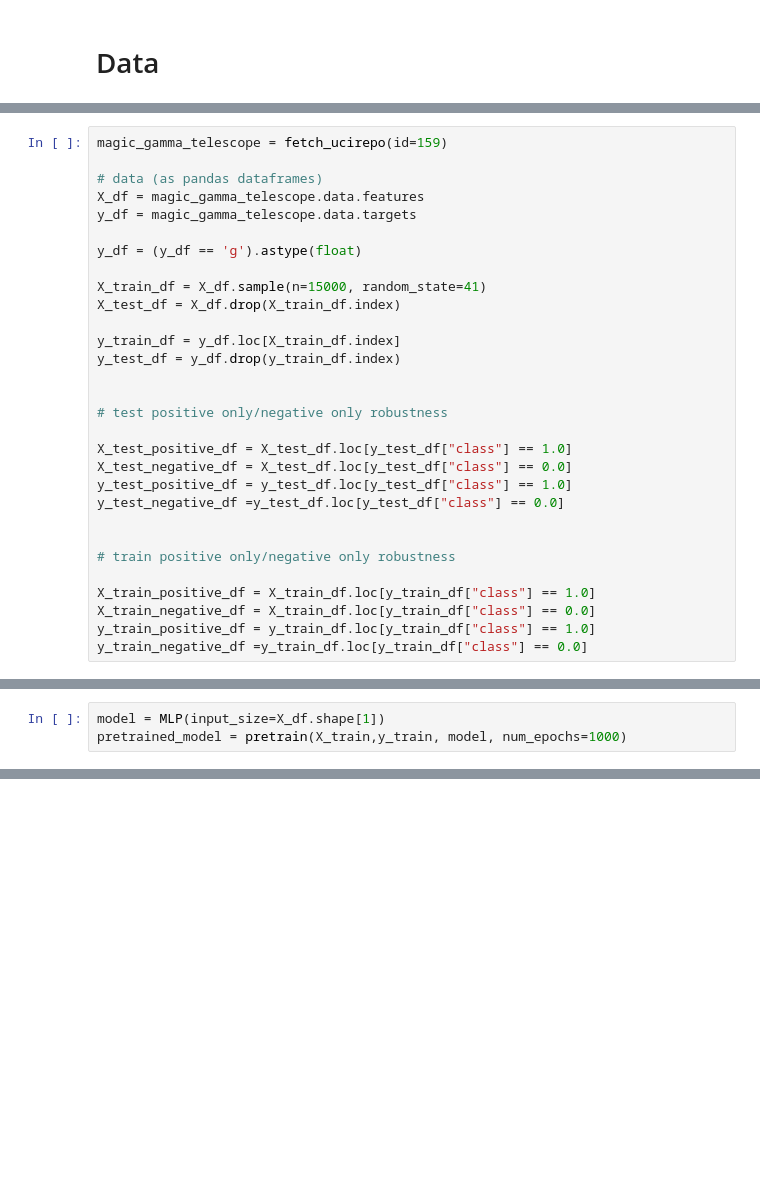
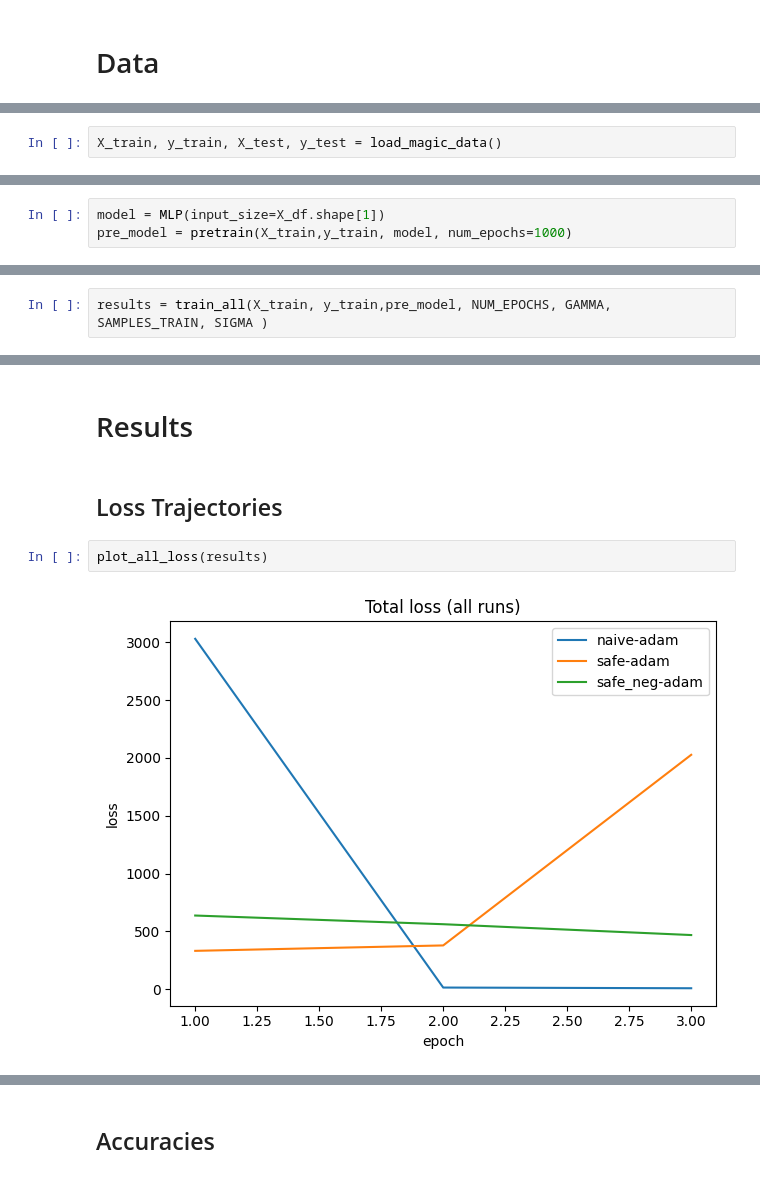
Before and after one commit to Wmeesena/Safe_Start, a Jupyter notebook: MAGIC/experiments.ipynb, the cells around one changed output, grey strips where cells are left out. Cells and saved outputs as stored; diff of their text form; blank space fills up the shorter version.

```diff
--- a/MAGIC/experiments.ipynb
+++ b/MAGIC/experiments.ipynb
@@ -76,30 +57,0 @@ GAMMA = 1000.
-# %%
-magic_gamma_telescope = fetch_ucirepo(id=159)
-
-# data (as pandas dataframes)
-X_df = magic_gamma_telescope.data.features
-y_df = magic_gamma_telescope.data.targets
-
-y_df = (y_df == 'g').astype(float)
-
-X_train_df = X_df.sample(n=15000, random_state=41)
-X_test_df = X_df.drop(X_train_df.index)
-
-y_train_df = y_df.loc[X_train_df.index]
-y_test_df = y_df.drop(y_train_df.index)
-
-
-# test positive only/negative only robustness
-
-X_test_positive_df = X_test_df.loc[y_test_df["class"] == 1.0]
-X_test_negative_df = X_test_df.loc[y_test_df["class"] == 0.0]
-y_test_positive_df = y_test_df.loc[y_test_df["class"] == 1.0]
-y_test_negative_df =y_test_df.loc[y_test_df["class"] == 0.0]
-
-
-# train positive only/negative only robustness
-
-X_train_positive_df = X_train_df.loc[y_train_df["class"] == 1.0]
-X_train_negative_df = X_train_df.loc[y_train_df["class"] == 0.0]
-y_train_positive_df = y_train_df.loc[y_train_df["class"] == 1.0]
-y_train_negative_df =y_train_df.loc[y_train_df["class"] == 0.0]
@@ -126,0 +58,2 @@ y_test_negative = torch.tensor(y_test_negative_df.values, dtype=torch.float32)
+# %%
+X_train, y_train, X_test, y_test = load_magic_data()
@@ -127,3 +62,3 @@ y_test_negative = torch.tensor(y_test_negative_df.values, dtype=torch.float32)
 # %%
 model = MLP(input_size=X_df.shape[1])
-pretrained_model = pretrain(X_train,y_train, model, num_epochs=1000)
+pre_model = pretrain(X_train,y_train, model, num_epochs=1000)
@@ -236,0 +74,2 @@ safe_model_1
+# %%
+results = train_all(X_train, y_train,pre_model, NUM_EPOCHS, GAMMA, SAMPLES_TRAIN, SIGMA )
@@ -236,0 +88,8 @@ safe_model_1
+# %% [markdown]
+# Results
+# %% [markdown]
+## Loss Trajectories
+# %%
+plot_all_loss(results)
+# %% [output]
+[figure, added]
@@ -236,0 +98,2 @@ safe_model_1
+# %% [markdown]
+## Accuracies
```
Also changed, not shown: parts of 20 cells of this notebook.
